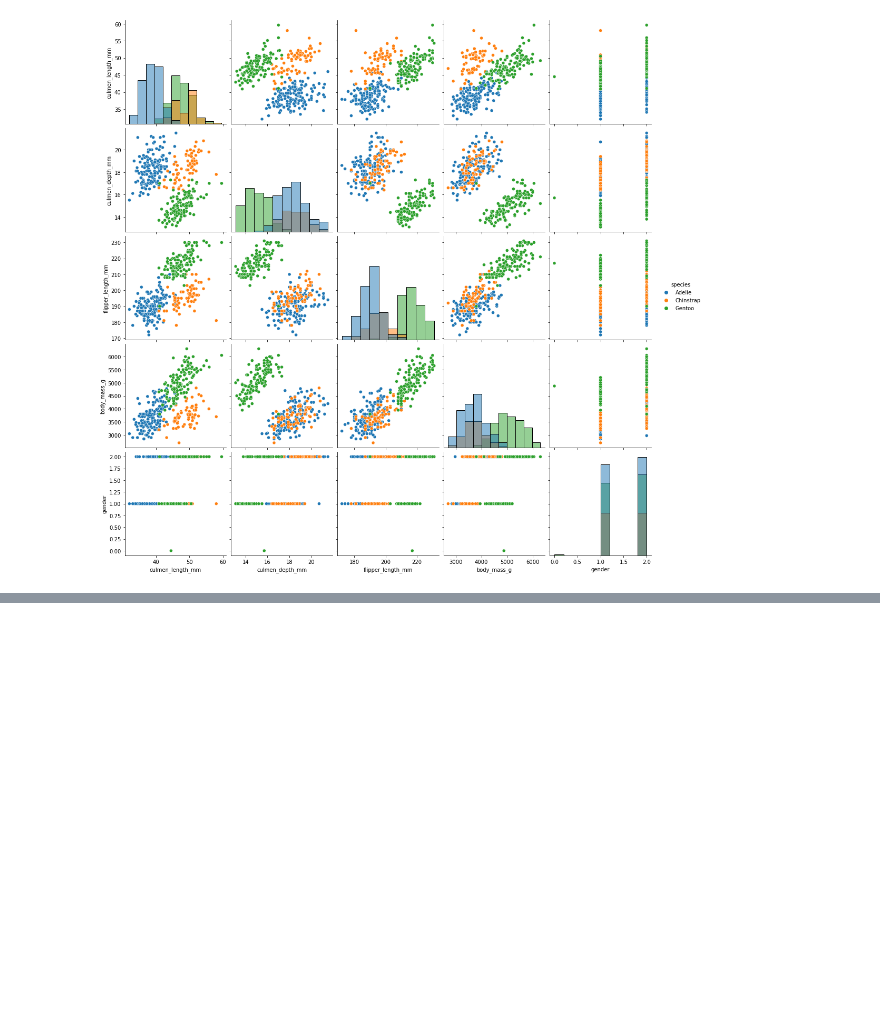
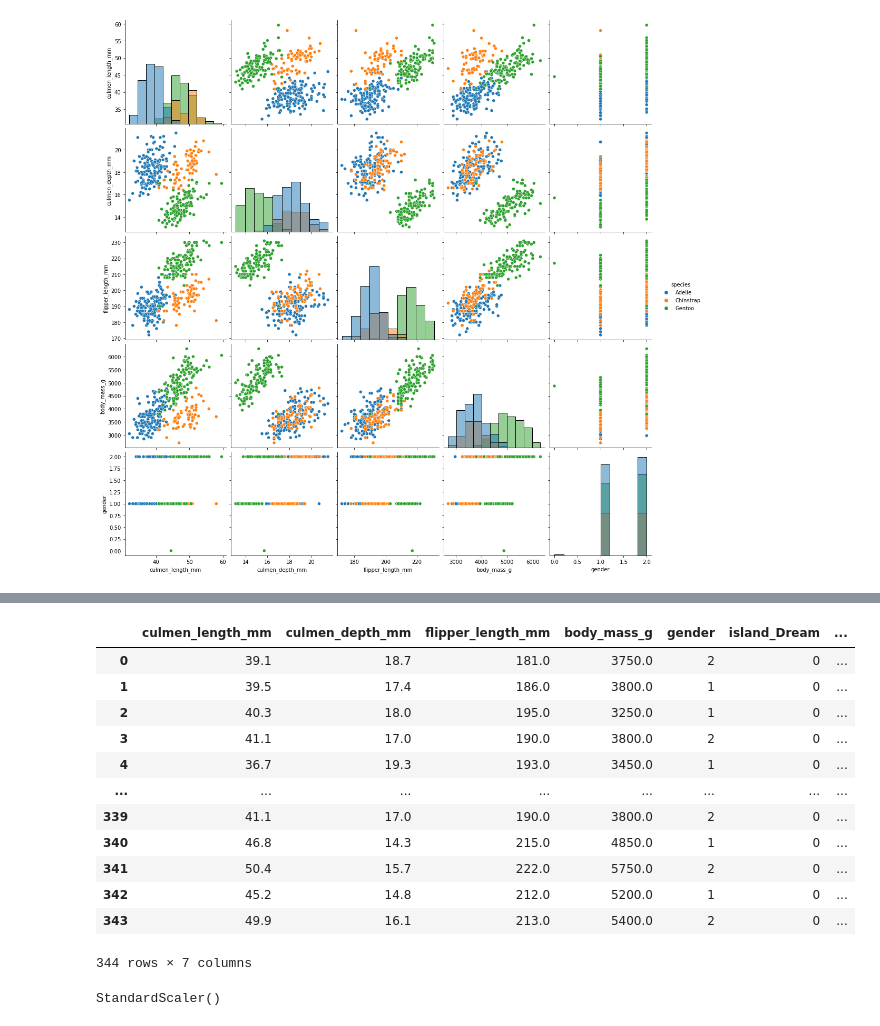
Before and after one commit to fyildirgan/visiual_studio_pandas_exc, a Jupyter notebook: tablosal_ilk_proje_ders_fako.ipynb, the cells around one changed output, grey strips where cells are left out. Cells and saved outputs as stored; diff of their text form; code cells hidden in the pictures; blank space fills up the shorter version.

```diff
--- a/tablosal_ilk_proje_ders_fako.ipynb
+++ b/tablosal_ilk_proje_ders_fako.ipynb
@@ -207,0 +221,4 @@ sns.pairplot(df, hue='species', height=3, diag_kind='hist')
+# %%
+island = pd.get_dummies(df[['island']], drop_first=True)
+# %%
+df2 = pd.concat([df, island], axis=1).drop(['island'], axis=1)
@@ -207,0 +234,17 @@ sns.pairplot(df, hue='species', height=3, diag_kind='hist')
+# %%
+target, features = df2.species, df2.drop('species', axis=1)
+features
+# %% [output]
+|  | culmen_length_mm | culmen_depth_mm | flipper_length_mm | body_mass_g | gender | island_Dream | ... |
+| 0 | 39.1 | 18.7 | 181.0 | 3750.0 | 2 | 0 | ... |
+| 1 | 39.5 | 17.4 | 186.0 | 3800.0 | 1 | 0 | ... |
+| 2 | 40.3 | 18.0 | 195.0 | 3250.0 | 1 | 0 | ... |
+| 3 | 41.1 | 17.0 | 190.0 | 3800.0 | 2 | 0 | ... |
+| 4 | 36.7 | 19.3 | 193.0 | 3450.0 | 1 | 0 | ... |
+| ... | ... | ... | ... | ... | ... | ... | ... |
+| 339 | 41.1 | 17.0 | 190.0 | 3800.0 | 2 | 0 | ... |
+| 340 | 46.8 | 14.3 | 215.0 | 4850.0 | 1 | 0 | ... |
+| 341 | 50.4 | 15.7 | 222.0 | 5750.0 | 2 | 0 | ... |
+| 342 | 45.2 | 14.8 | 212.0 | 5200.0 | 1 | 0 | ... |
+| 343 | 49.9 | 16.1 | 213.0 | 5400.0 | 2 | 0 | ... |
+344 rows × 7 columns
@@ -207,0 +255,4 @@ sns.pairplot(df, hue='species', height=3, diag_kind='hist')
+# %%
+scaler.fit(features.iloc[:, :4])
+# %% [output]
+StandardScaler()
```
Also changed, not shown: parts of 23 cells of this notebook.
